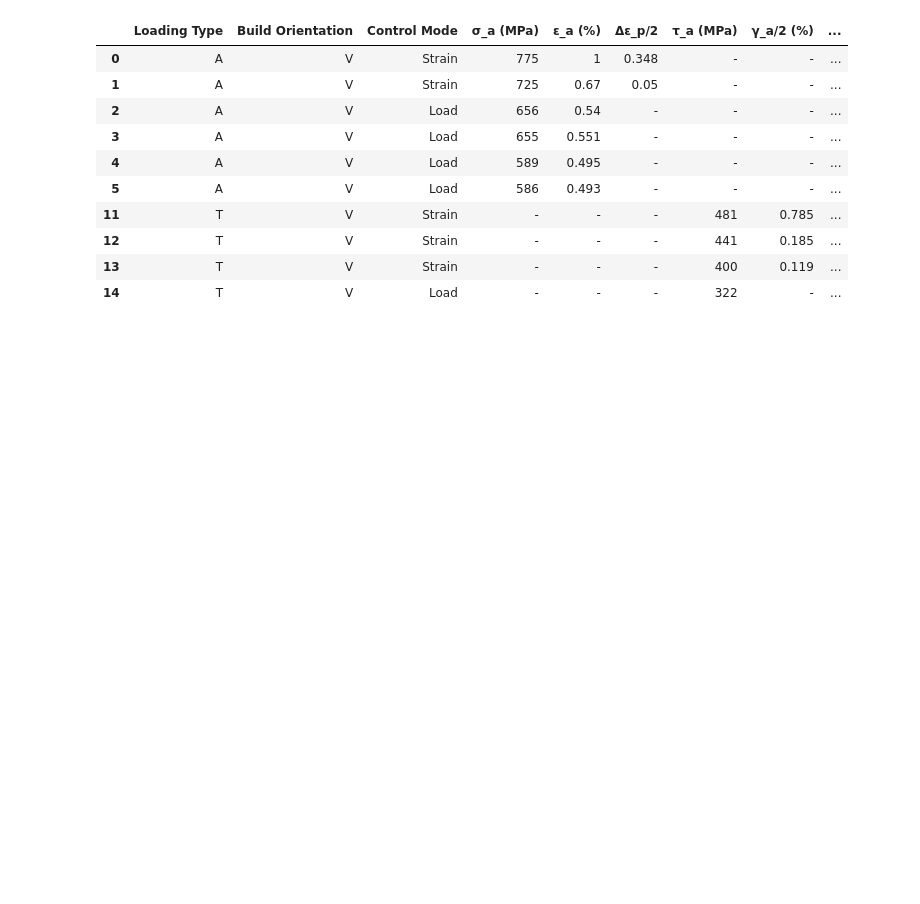
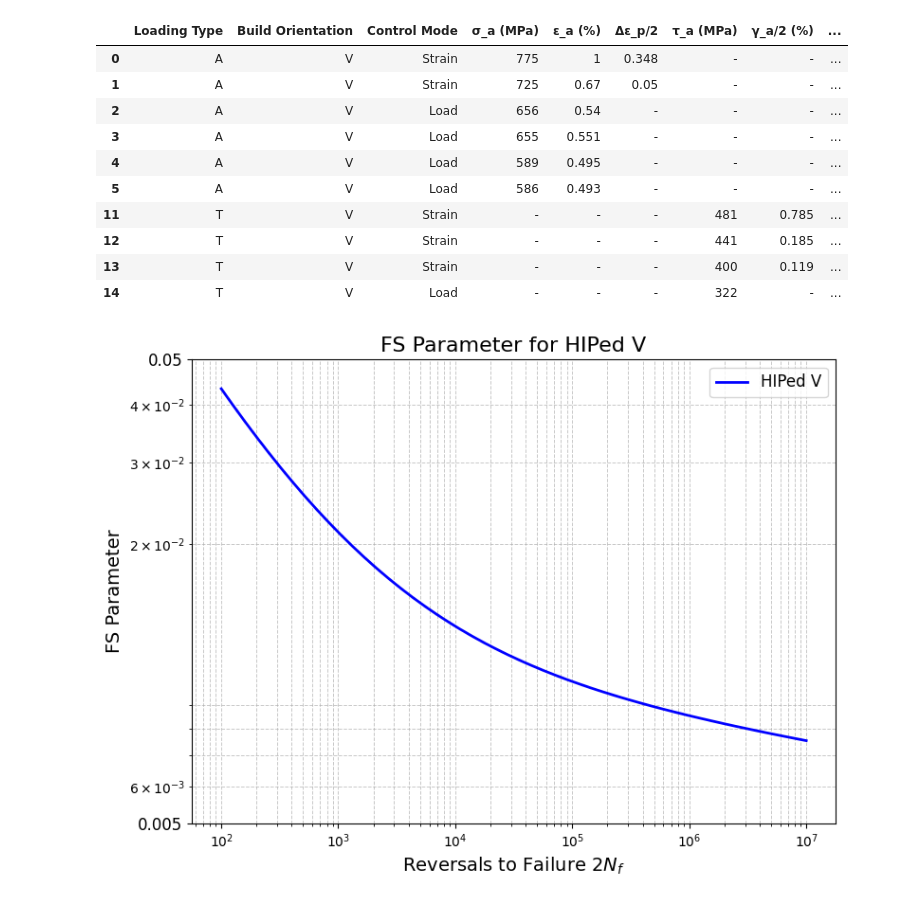
Before and after one commit to Anyi01/Project-VAL-modeling, a Jupyter notebook: FS parameters.ipynb, the cells around one changed output. Cells and saved outputs as stored; diff of their text form; code cells hidden in the pictures; blank space fills up the shorter version.

Commit message:
Update FS parameter

```diff
--- a/FS parameters.ipynb
+++ b/FS parameters.ipynb
@@ -40,3 +40,40 @@ filtered_data
 | 12 | T | V | Strain | - | - | - | 441 | 0.185 | ... |
 | 13 | T | V | Strain | - | - | - | 400 | 0.119 | ... |
 | 14 | T | V | Load | - | - | - | 322 | - | ... |
+# %%
+# Properties (Machined Surface)
+# Given material properties for HIPed V
+G               = 45.7 * 1e3    # Shear modulus in MPa (converted from GPa)
+sigma_y         = 886           # Yield strength in MPa
+tau_f_prime     = 683           # Shear fatigue strength coefficient in MPa
+b0              = -0.0417       # Shear fatigue strength exponent
+gamma_f_prime   = 0.4           # Shear fatigue ductility coefficient
+c0              = -0.481        # Shear fatigue ductility exponent
+k               = 0.3           # Material constant
+delta_gamma_max = 1             # Assumed normalized value for simplicity
+sigma_n_max     = sigma_y       # Max normal stress equals yield strength
+
+
+# Define a range for 2Nf (Reversals to failure) in log scale
+Nf_range = np.logspace(2, 7, num=50)  # 50 points between 10^2 and 10^7
+
+# Calculate FS parameter using the formula
+FS_values = (tau_f_prime / G) * (2 * Nf_range) ** b0 + gamma_f_prime * (2 * Nf_range) ** c0
+
+# Prepare the data for visualization
+import matplotlib.pyplot as plt
+
+plt.figure(figsize=(8, 6))
+plt.plot(Nf_range, FS_values, label="HIPed V", color="blue", linewidth=2)
+plt.xscale("log")
+plt.yscale("log")
+plt.xlabel("Reversals to Failure $2N_f$", fontsize=14)
+plt.ylabel("FS Parameter", fontsize=14)
+plt.title("FS Parameter for HIPed V", fontsize=16)
+plt.yticks([0.005, 0.05], labels=["0.005", "0.05"], fontsize=12)
+plt.grid(which="both", linestyle="--", linewidth=0.7, alpha=0.7)
+plt.legend(fontsize=12)
+plt.tight_layout()
+plt.show()
+# %% [output]
+[figure, added]
```
Also changed, not shown: parts of 2 cells of this notebook.
